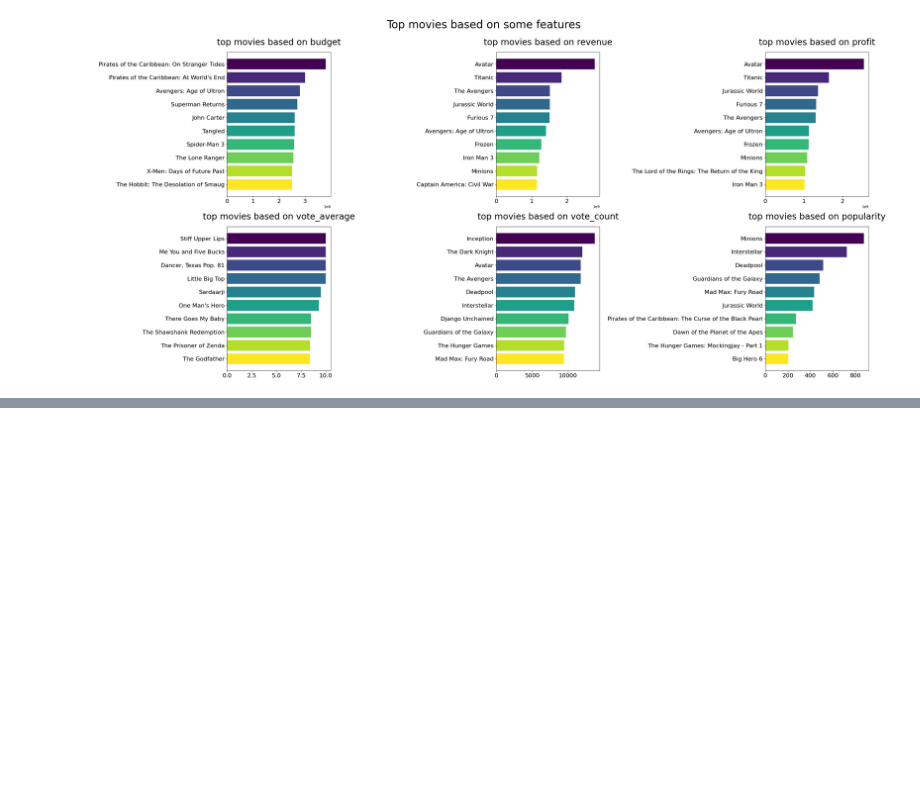
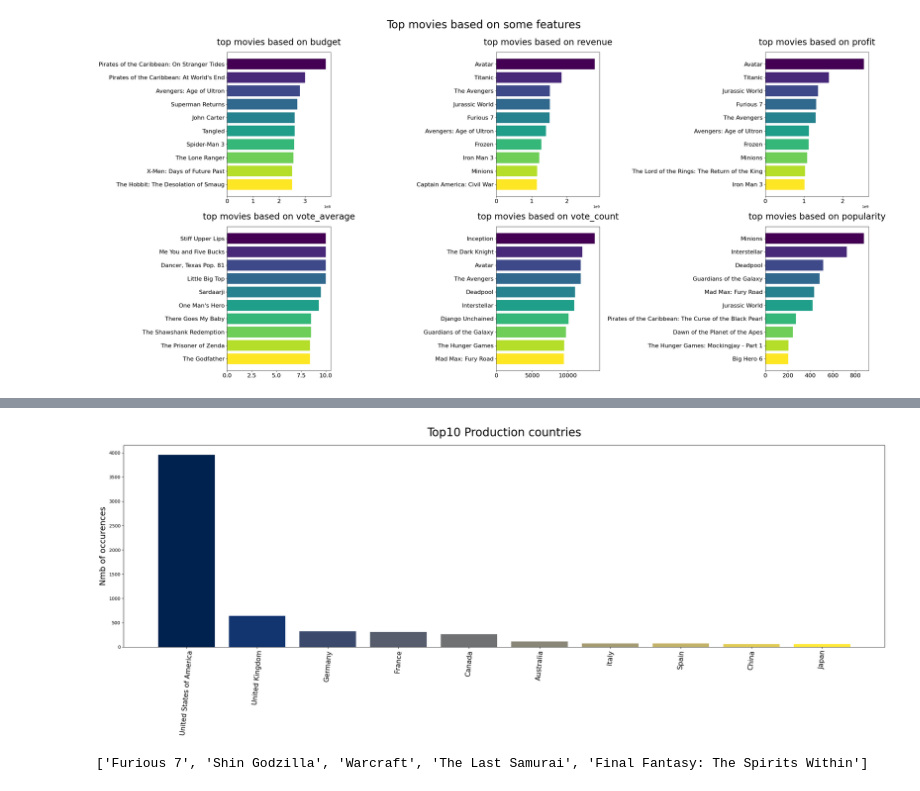
Before and after one commit to tsutsumi-ozro/DataHandling, a Jupyter notebook: notebook/TMDB_EDA.ipynb, the cells around one changed output, grey strips where cells are left out. Drawn from its saved outputs; the diff is of its cells as text; code cells hidden in the pictures; blank space fills up the shorter version.

```diff
--- a/notebook/TMDB_EDA.ipynb
+++ b/notebook/TMDB_EDA.ipynb
@@ -115,0 +151,26 @@ fig.tight_layout()
+# %%
+# production countriesを可視化
+
+top_countries_num = 10
+production_countries_flatten = sum(movie_df['production_countries'].values, [])
+production_countries_info = Counter(production_countries_flatten)
+top_production_countries = production_countries_info.most_common(top_countries_num)
+
+plt.figure(figsize=(30, 8))
+plt.xticks(rotation=85, fontsize=15)
+plt.ylabel('Nmb of occurences', fontsize=18)
+plt.title('Top10 Production countries', fontsize=25, pad=20)
+plt.bar(dict(top_production_countries).keys(), dict(top_production_countries).values(),
+        color=plt.cm.get_cmap('cividis', top_countries_num).colors)
+plt.show()
+# %% [output]
+[figure, added]
+# %%
+# 日本のものは？ -> 意外と知らないものもある
+japan_movie = []
+for i in range(len(movie_df)):
+    if 'Japan' in movie_df['production_countries'].iloc[i]:
+        japan_movie.append(movie_df['title'].iloc[i])
+print(japan_movie[:5])
+# %% [output]
+['Furious 7', 'Shin Godzilla', 'Warcraft', 'The Last Samurai', 'Final Fantasy: The Spirits Within']
```
Also changed, not shown: parts of 7 cells of this notebook, 1 other file.
